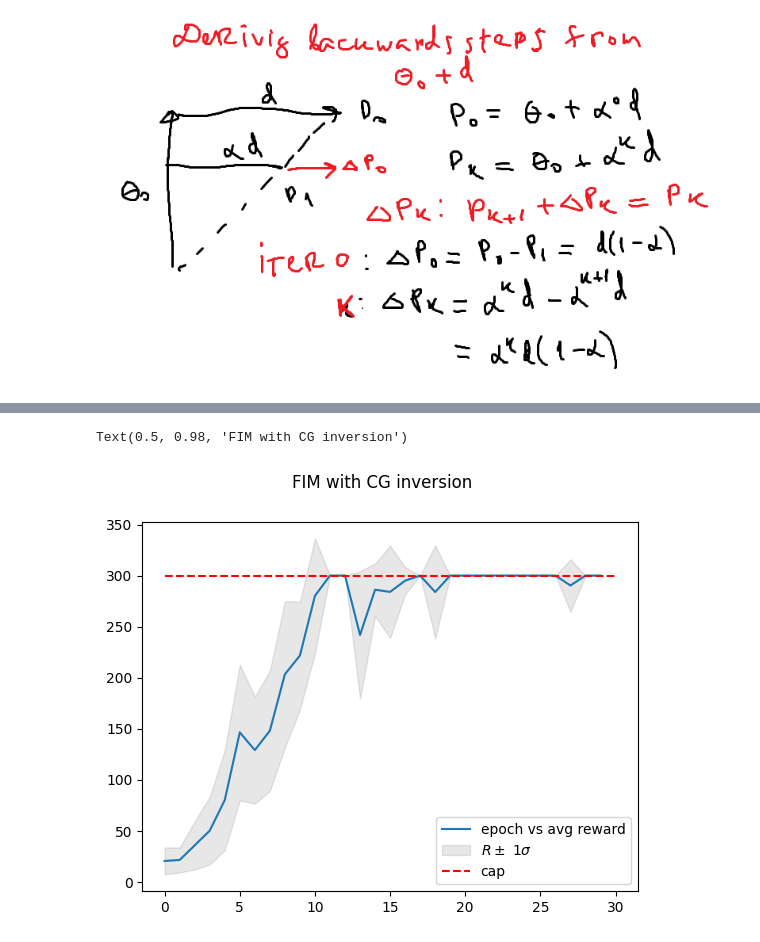
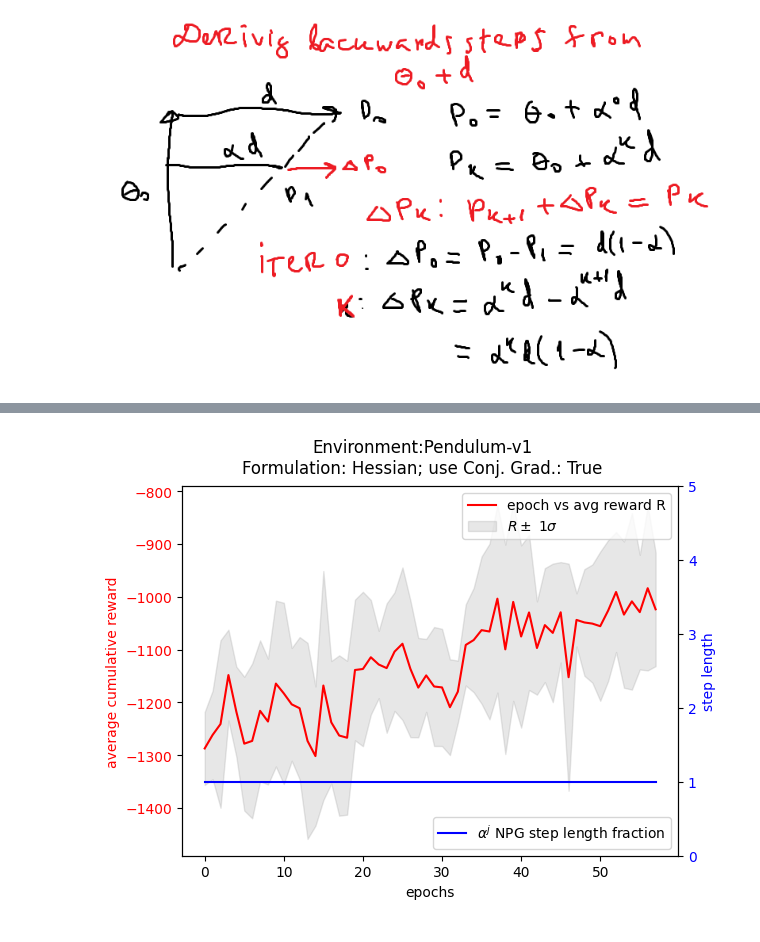
Before and after one commit to ajegorovs/aj_python_tool_lib, a Jupyter notebook: data_processing/neural_networks/DEEP_RL_Deep_Reinforcement_Learning/03_Trust_Region_Policy_implementation copy.ipynb, the cells around one changed output, grey strips where cells are left out. Saved outputs shown, nothing was run; the diff lists cells and outputs as text; code cells hidden in the pictures.

Commit message:
I think i have both discrete and continuous TRPO working. have to tidy the code.

```diff
--- a/data_processing/neural_networks/DEEP_RL_Deep_Reinforcement_Learning/03_Trust_Region_Policy_implementation copy.ipynb
+++ b/data_processing/neural_networks/DEEP_RL_Deep_Reinforcement_Learning/03_Trust_Region_Policy_implementation copy.ipynb
@@ -22,17 +1,19 @@
 # %% [markdown]
 ![image.png](attachment:image.png)
 # %%
+# had to install pip install ufal.pybox2d for environments!!!
+EPS     = 1e-8
 import matplotlib.pyplot as plt
-import torch, gym, numpy as np
+import torch, gym
 from tqdm import tqdm
-#from data_processing.neural_networks.DEEP_RL_Deep_Reinforcement_Learning.DEEP_RL_funcs import env_info, policy, value
-# from torch.autograd.functional import jacobian
-# from torch.autograd import grad
+from typing import List
 device = torch.device("cuda" if torch.cuda.is_available() else "cpu")
 
 #from gym.spaces import Box, Discrete
 import torch.nn as nn
-from torch.distributions.categorical import Categorical
+from torch.distributions.categorical import Categorical # https://pytorch.org/docs/stable/distributions.html#categorical
+from torch.distributions.normal import Normal           # https://pytorch.org/docs/stable/distributions.html#normal
+from torch.nn.utils import parameters_to_vector         # https://pytorch.org/docs/stable/generated/torch.nn.utils.parameters_to_vector.html
 from torch.optim import Adam
 from IPython.display import clear_output
 clear_output()
@@ -269,15 +364,15 @@ def conjugate_gradient_hess(Av, b, x0=None, max_iters = None, tol = 1e-10):
 # %%
+# ========= Discrete ===========
 torch.cuda.empty_cache()
-env_CP      = TRPO_env('CartPole-v1',device=device)
+# reward_cap = 300
+env_params = {'id':"CartPole-v1"}
+env_CP      = TRPO_env(**env_params, device=device)
 num_obs     = env_CP.env.observation_space.shape[0]
 num_acts    = env_CP.env.action_space.n
+env_CP_policy   = Policy_Discrete( num_obs, num_acts   , [32])
+env_CP_value    = value(    num_obs, 1          , [32], lr = 0.1)
 progress    = []
 progress_std= []
-
-env_CP_policy   = Policy_Discrete(   num_obs, num_acts   , [32])
-env_CP_policy.optimizer = None
-env_CP_value    = value(    num_obs, 1          , [32], lr = 0.1)
-env_CP_policy.to(device)
-env_CP_value.to(device)
+step_lengths = []
 # %%
 if 1 == 1:
@@ -413,13 +480,0 @@ plt.suptitle('Hessian with CG');
-# %%
-x = torch.arange(len(progress))
-y1 = torch.tensor(progress)
-y2 = torch.tensor(progress_std)
-plt.plot(x,y1, label='epoch vs avg reward R')    ;
-plt.fill_between(x, y1 - y2, y1 + y2, color='#888888', alpha=0.2, label='$R\pm$ 1$\sigma$')
-plt.hlines(reward_cap, 0, len(progress), linestyles='--', label='cap', colors= 'r')
-plt.legend()
-#plt.suptitle(r'$\sum_{t=0}^{T} \ log  \ \pi_\theta(a_t|s_t) \cdot [\sum_{t^\prime = t}^T R(s_{t^\prime}, a_{t^\prime}, s_{t^\prime +1}) -b(s_t)]$');
-plt.suptitle('FIM with CG inversion');
-# %% [output]
-Text(0.5, 0.98, 'FIM with CG inversion')
-[figure, removed]
@@ -435,0 +481,21 @@ plt.suptitle('H no CG')
+# %%
+fig, ax1 = plt.subplots()
+x = torch.arange(len(progress))
+y1 = torch.tensor(progress)
+y2 = torch.tensor(progress_std)
+ax1.plot(x,y1, label='epoch vs avg reward R', c = 'r')    ;
+ax1.fill_between(x, y1 - y2, y1 + y2, color='#888888', alpha=0.2, label='$R\pm$ 1$\sigma$')
+ax1.set_xlabel('epochs')
+ax1.set_ylabel('average cumulative reward', color='r')
+ax1.tick_params(axis='y', labelcolor='r')
+ax2 = ax1.twinx()  # instantiate a second Axes that shares the same x-axis
+ax2.plot(x,step_lengths, c = 'b', label=r'$\alpha^j$ NPG step length fraction')
+ax2.set_ylim(0,5)
+
+ax2.set_ylabel('step length', color='b')
+ax2.tick_params(axis='y', labelcolor='b')
+ax1.legend()
+ax2.legend(loc='lower right')
+plt.suptitle(f"Environment:{env_params['id']}\nFormulation: {'Hessian' if not use_FIM else 'FIM'}; use Conj. Grad.: {use_CG }");
+# %% [output]
+[figure, added]
```
Also changed, not shown: parts of 7 cells of this notebook.
